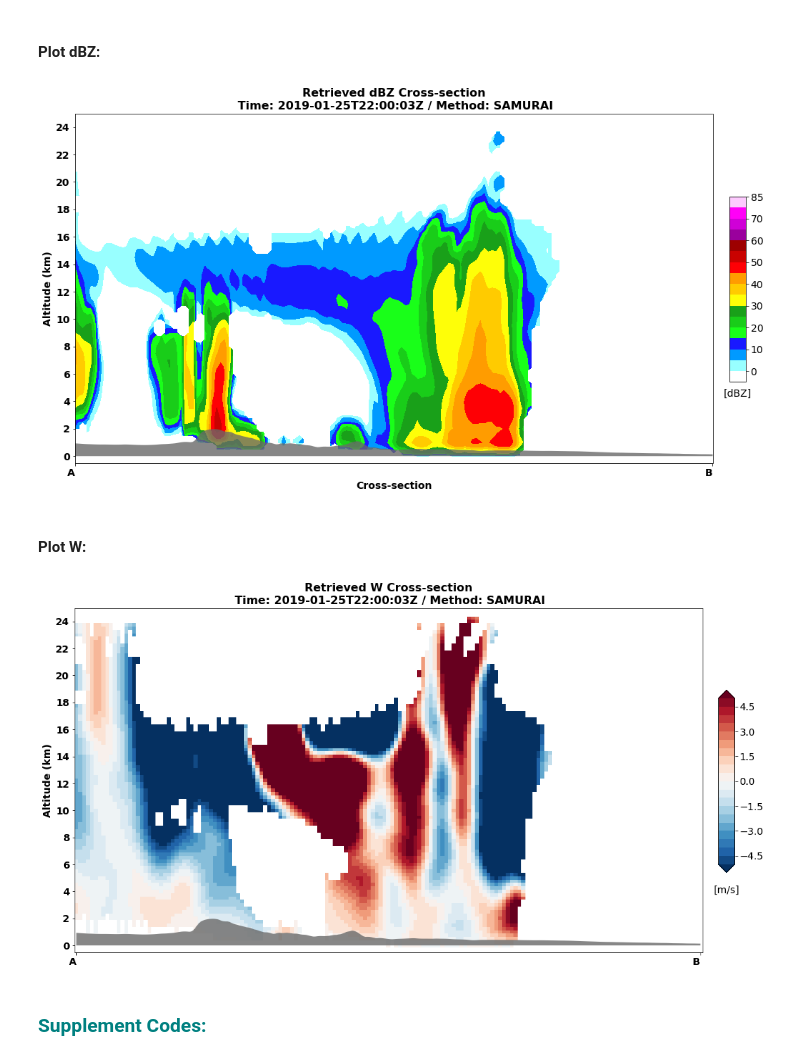
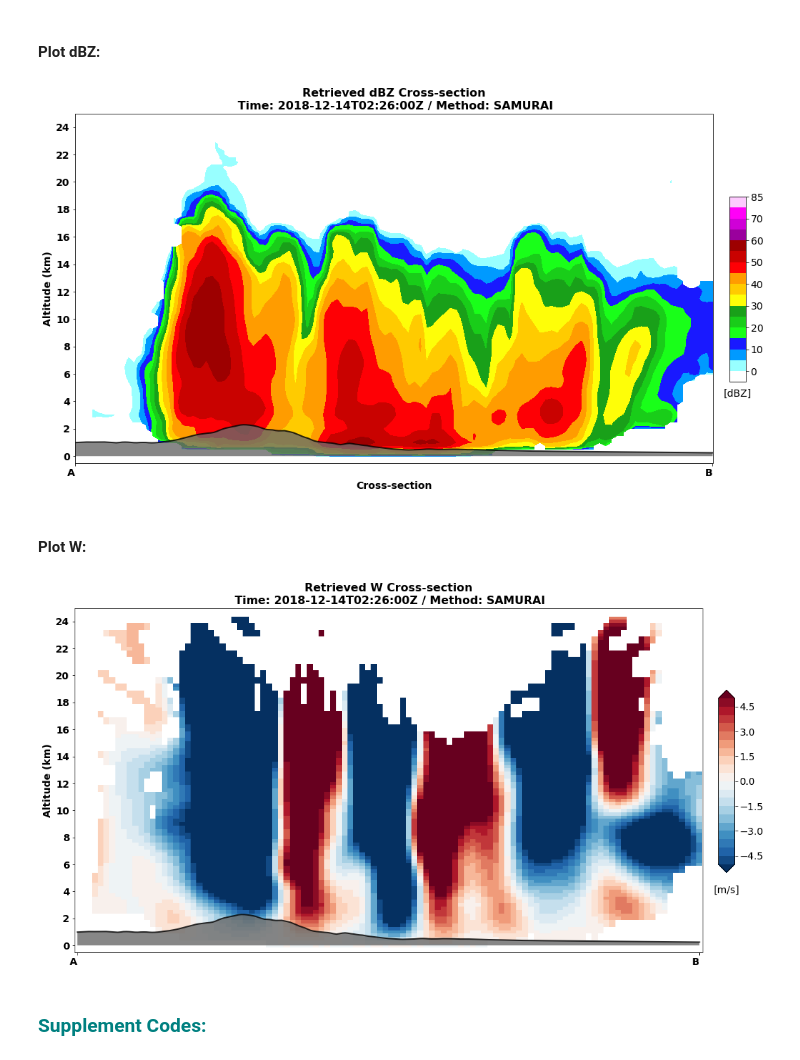
Before and after one commit to yuhungjui/CACTI_Radar_Analysis, a Jupyter notebook: radars_plot_xsec_wrfpy_test.ipynb, the cells around one changed output. Saved outputs shown, nothing was run; the diff lists cells and outputs as text; code cells hidden in the pictures.

Commit message:
add new case to plots ipynb

```diff
--- a/radars_plot_xsec_wrfpy_test.ipynb
+++ b/radars_plot_xsec_wrfpy_test.ipynb
@@ -51,9 +51,11 @@ data_path_1 = '/home/hyu/2scratch2/DATA_DOE_CACTI_cases'
 #### from SAMURAI:
 # %%
 test_method = 'SAMURAI'
-test_time = dt.datetime(2019, 1, 25, 22, 0, 0)
+# test_time = dt.datetime(2019, 1, 25, 22, 0, 0)
+test_time = dt.datetime(2018, 12, 14, 2, 30, 0)
 # test_output = '2ppi'
-test_output = '2ppi_1rhi_2hsrhi'
+# test_output = '2ppi_1rhi_2hsrhi_snd'
+test_output = '2ppi_2rhi_2hsrhi'
 
 data_path_2_met = '/test_{}'.format(test_method)
 data_path_3_dt = '/test_{}'.format(test_time.strftime('%Y%m%d_%H%M%S')) + '_QC'
@@ -201,10 +203,18 @@ def xy_point_loc_from_grid_latlon(grid_lon, grid_lat, lon, lat):
 #### Set cross-section parameters:
 # %%
 ## Set the LON/LAT for cross-section Start/End points:
-xsec1_LON = [-65.3, -63.5]
-xsec1_LAT = [-33, -30.5]
+
+## 2019-01-25:2200:
+# xsec1_LON = [-65.3, -63.5]
+# xsec1_LAT = [-33, -30.5]
 # xsec1_LON = [-65.4, -63.2]
 # xsec1_LAT = [-31.4, -31.5]
+
+## 2018-12-14:0230:
+# xsec1_LON = [-64.8, -63.6]
+# xsec1_LAT = [-33, -31.0]
+xsec1_LON = [-65.3, -63.5]
+xsec1_LAT = [-31.2, -32.4]
 # %% [markdown]
 #### Define the cross-section start and end points to nearest X, Y locations:
 # %%
@@ -393,7 +403,14 @@ plt.ylabel('Altitude (km)', {'size': 14, 'weight': 'bold'})
 #               , prop={'size':14, 'weight':'bold'}
 #               )
 
-# Fill in the mountain terrain:
+## Plot & Fill in the terrain:
+ter_line_plot = ax_xsec.plot( np.linspace(0,DBZ_xsec.xy_loc.size-1,ter_line.size)
+                            , ter_line/1e3
+                            , color='k'
+                            , linewidth=2.0
+                            , alpha=0.8
+                            # , linestyle='--'
+                            )
 ter_fill = ax_xsec.fill_between( np.linspace(0,DBZ_xsec.xy_loc.size-1,ter_line.size)
                                , 0
                                , ter_line/1e3
@@ -423,7 +440,7 @@ plt.savefig( test_time.strftime('%Y%m%d_%H%M%S')
            , dpi=300
            )
 # %% [output]
-[figure, old version]
+[figure, new version]
 # %% [markdown]
 #### Plot W:
 # %%
@@ -471,37 +488,44 @@ plt.ylabel('Altitude (km)', {'size': 14, 'weight': 'bold'})
 #               , prop={'size':14, 'weight':'bold'}
 #               )
 
-# Fill in the mountain terrain:
+## Plot & Fill in the terrain:
+ter_line_plot = ax_xsec.plot( np.linspace(0,DBZ_xsec.xy_loc.size-1,ter_line.size)
+                            , ter_line/1e3
+                            , color='k'
+                            , linewidth=2.0
+                            , alpha=0.8
+                            # , linestyle='--'
+                            )
 ter_fill = ax_xsec.fill_between( np.linspace(0,DBZ_xsec.xy_loc.size-1,ter_line.size)
                                , 0
                                , ter_line/1e3
                                , facecolor='dimgrey'
                                , alpha=0.8
                                )
 
 cf1_title = plt.title( 'Retrieved W Cross-section'
                      # + test_time.strftime('%Y-%m-%d T%H:%M:%SZ')
                      + '\n Time: ' + np.datetime_as_string(ds_radar.time.data[0], unit='s') + 'Z'
                      + ' / Method: ' + test_method
                      ,fontsize=16
                      ,fontweight='bold'
                      )
 
 cbar_ax = fig_xsec.add_axes([0.92, 0.3, 0.02, 0.4])
 cbar = fig_xsec.colorbar(cf1, fraction=0.04, cax=cbar_ax)
 cbar.ax.tick_params(labelsize=14)
 cbar.ax.set_title('[m/s]', fontsize=14, y=-0.2) #fontweight='bold'
 
 
 ## Save figure:
 plt.savefig( test_time.strftime('%Y%m%d_%H%M%S')
              # './' + ds_radar.time.data[0].astype('datetime64[s]').item().strftime('%Y%m%d_%H%M%S')
            + '_xsec_W.png'
            , bbox_inches='tight'
            , dpi=300
            )
 # %% [output]
-[figure, old version]
+[figure, new version]
 # %% [markdown]
 ### <font color='teal'>**Supplement Codes:**</font>
 # %% [markdown]
```
Also changed, not shown: parts of 3 cells of this notebook, 9 other files.
